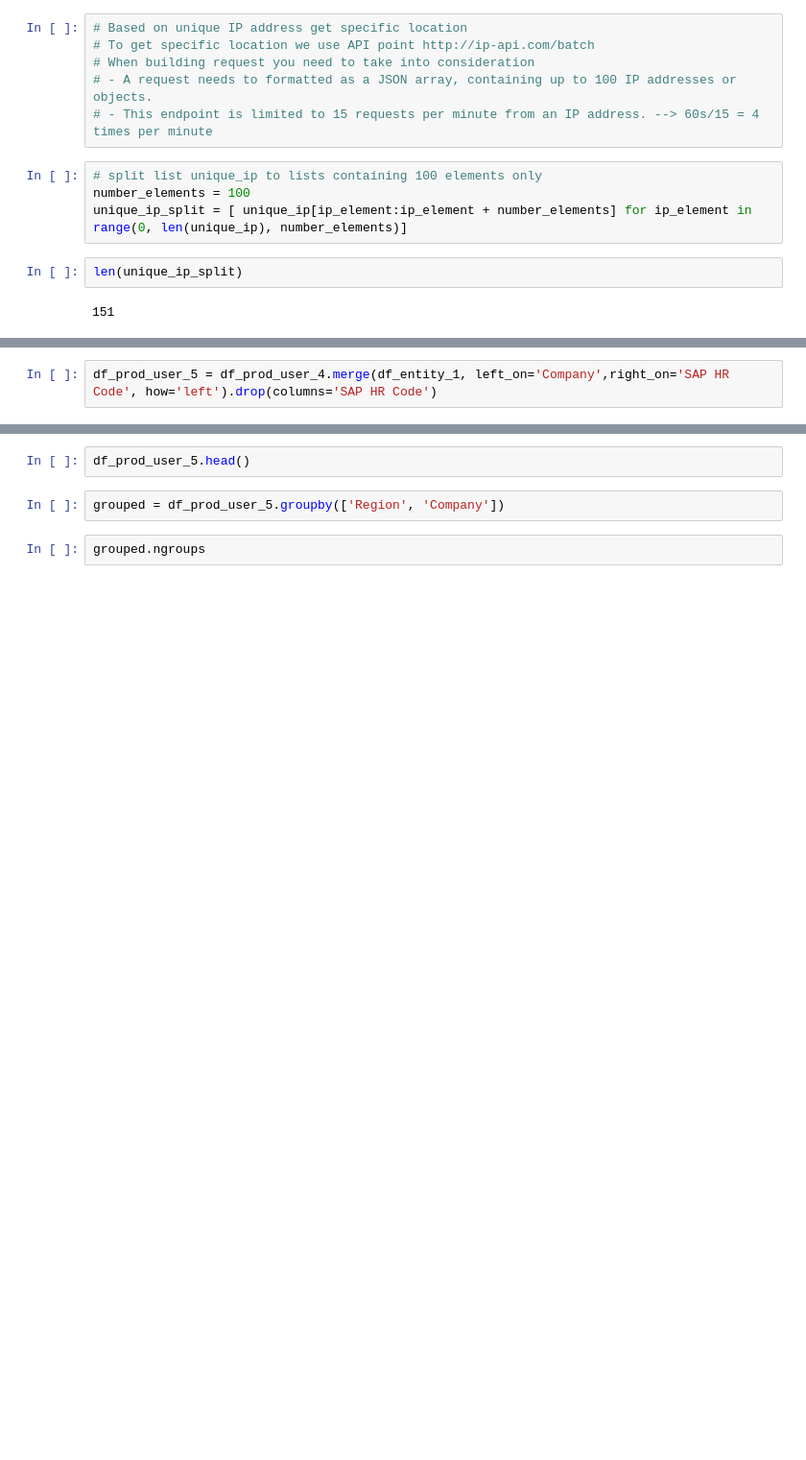
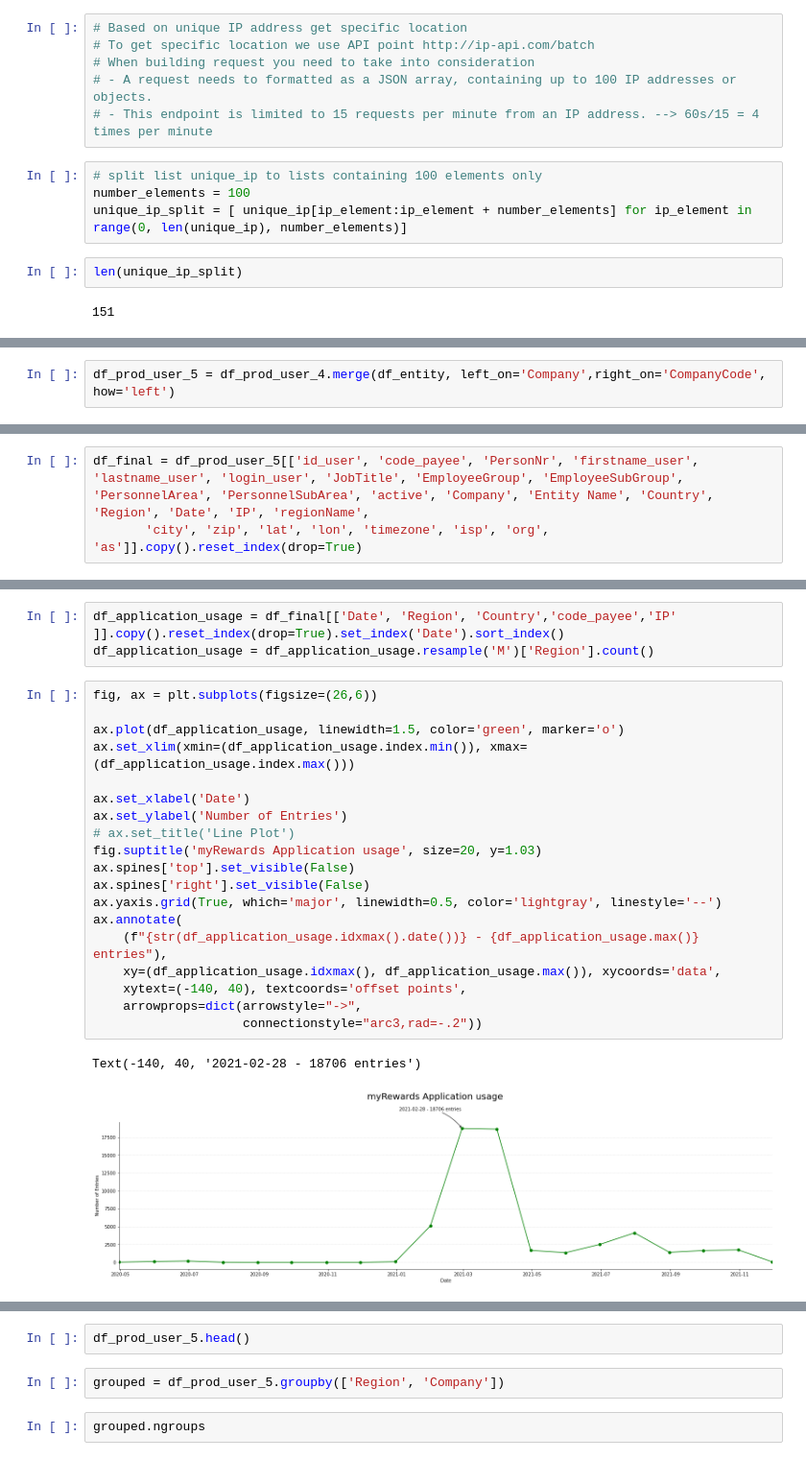
Before and after one commit to RafZel/NYCDSA_Project_1, a Jupyter notebook: project_1.ipynb, the cells around one changed output, grey strips where cells are left out. Shown at 96% size. Saved outputs shown, nothing was run; the diff lists cells and outputs as text; blank space fills up the shorter version.

```diff
--- a/project_1.ipynb
+++ b/project_1.ipynb
@@ -853,4 +909,4 @@ df_entity_1
 # %%
-df_prod_user_5 = df_prod_user_4.merge(df_entity_1, left_on='Company',right_on='SAP HR Code', how='left').drop(columns='SAP HR Code')
+df_prod_user_5 = df_prod_user_4.merge(df_entity, left_on='Company',right_on='CompanyCode', how='left')
 # %%
 df_prod_user_5.isnull().sum()
@@ -856,0 +961,3 @@ df_prod_user_5.isnull().sum()
+# %%
+df_final = df_prod_user_5[['id_user', 'code_payee', 'PersonNr', 'firstname_user', 'lastname_user', 'login_user', 'JobTitle', 'EmployeeGroup', 'EmployeeSubGroup', 'PersonnelArea', 'PersonnelSubArea', 'active', 'Company', 'Entity Name', 'Country', 'Region', 'Date', 'IP', 'regionName',
+       'city', 'zip', 'lat', 'lon', 'timezone', 'isp', 'org', 'as']].copy().reset_index(drop=True)
@@ -856,0 +1045,25 @@ df_prod_user_5.isnull().sum()
+# %%
+df_application_usage = df_final[['Date', 'Region', 'Country','code_payee','IP' ]].copy().reset_index(drop=True).set_index('Date').sort_index()
+df_application_usage = df_application_usage.resample('M')['Region'].count()
+# %%
+fig, ax = plt.subplots(figsize=(26,6))
+
+ax.plot(df_application_usage, linewidth=1.5, color='green', marker='o')
+ax.set_xlim(xmin=(df_application_usage.index.min()), xmax=(df_application_usage.index.max()))
+
+ax.set_xlabel('Date')
+ax.set_ylabel('Number of Entries')
+# ax.set_title('Line Plot')
+fig.suptitle('myRewards Application usage', size=20, y=1.03)
+ax.spines['top'].set_visible(False)
+ax.spines['right'].set_visible(False)
+ax.yaxis.grid(True, which='major', linewidth=0.5, color='lightgray', linestyle='--')
+ax.annotate(
+    (f"{str(df_application_usage.idxmax().date())} - {df_application_usage.max()} entries"),
+    xy=(df_application_usage.idxmax(), df_application_usage.max()), xycoords='data',
+    xytext=(-140, 40), textcoords='offset points',
+    arrowprops=dict(arrowstyle="->",
+                    connectionstyle="arc3,rad=-.2"))
+# %% [output]
+Text(-140, 40, '2021-02-28 - 18706 entries')
+[figure, added]
```
Also changed, not shown: parts of 51 cells of this notebook.
